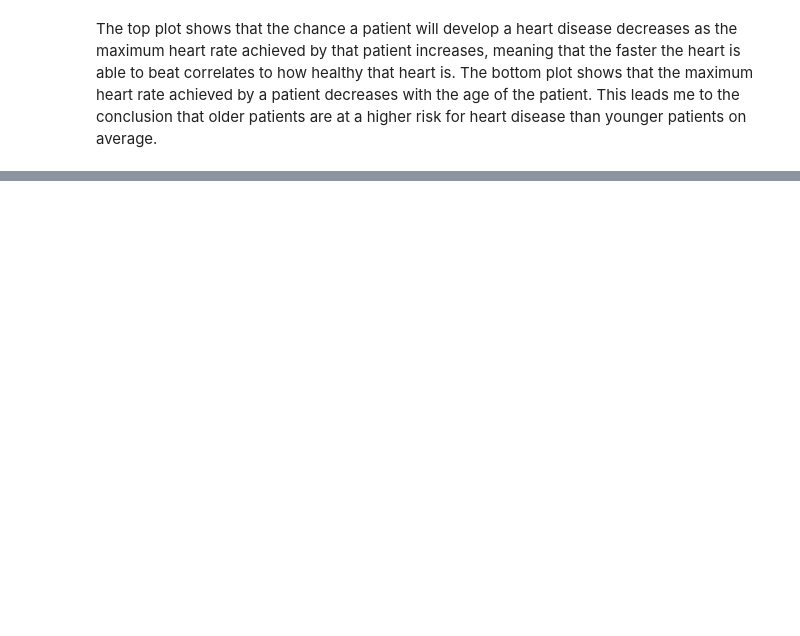
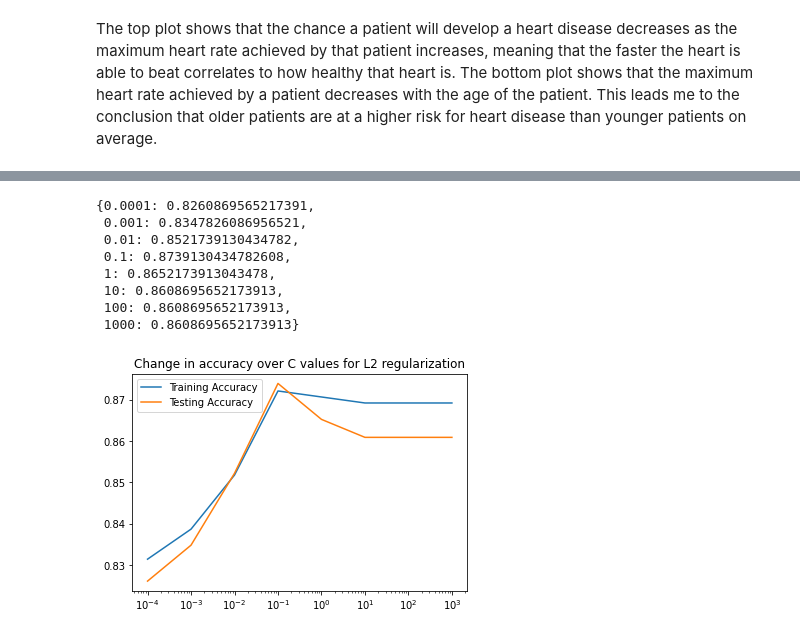
Before and after one commit to dcreeder89/Dojo-Project-2, a Jupyter notebook: Reeder__Heart_Failure_Prediction_Data_Analysis.ipynb, the cells around one changed output, grey strips where cells are left out. Drawn from its saved outputs; the diff is of its cells as text; code cells hidden in the pictures; blank space fills up the shorter version.

```diff
--- a/Reeder__Heart_Failure_Prediction_Data_Analysis.ipynb
+++ b/Reeder__Heart_Failure_Prediction_Data_Analysis.ipynb
@@ -568,0 +826,49 @@ The top plot shows that the chance a patient will develop a heart disease decrea
+# %%
+# create list of c values and an empty list for scores and recalls
+c_values = [0.0001, 0.001, 0.01, 0.1, 1, 10, 100, 1000]
+train_scores = []
+test_scores = []
+
+train_recall = []
+test_recall = []
+# iterative over c values
+for c in c_values:
+  # instantiate model, create pipeline, and fit to training data
+  logreg = LogisticRegression(C=c, max_iter=1000, solver='liblinear',
+                              penalty='l2', random_state=42)
+  logreg_pipe=make_pipeline(preprocessor_scaled, logreg)
+  logreg_pipe.fit(X_train, y_train)
+
+  # predict training and testing outcomes with the fit model
+  train_pred = logreg_pipe.predict(X_train)
+  test_pred = logreg_pipe.predict(X_test)
+
+  # add training and testing scores to scores list
+  train_scores.append(logreg_pipe.score(X_train, y_train))
+  test_scores.append(logreg_pipe.score(X_test, y_test))
+
+  # add training and testing recalls to recalls lists
+  train_recall.append(recall_score(y_train, train_pred))
+  test_recall.append(recall_score(y_test, test_pred))
+# %%
+# plot change in accuracy as we change the value of C
+fig, ax = plt.subplots(1,1)
+ax.plot(c_values, train_scores, label = 'Training Accuracy')
+ax.plot(c_values, test_scores, label = 'Testing Accuracy')
+ax.set_xticks(c_values)
+ax.set_title('Change in accuracy over C values for L2 regularization')
+ax.legend()
+# set x axis to log scale
+ax.set_xscale('log')
+# print dictionary of values of c and scores for test set
+{c:score for c, score in zip(c_values, test_scores)}
+# %% [output]
+{0.0001: 0.8260869565217391,
+ 0.001: 0.8347826086956521,
+ 0.01: 0.8521739130434782,
+ 0.1: 0.8739130434782608,
+ 1: 0.8652173913043478,
+ 10: 0.8608695652173913,
+ 100: 0.8608695652173913,
+ 1000: 0.8608695652173913}
+[figure, added]
```
Also changed, not shown: parts of 178 cells of this notebook.
